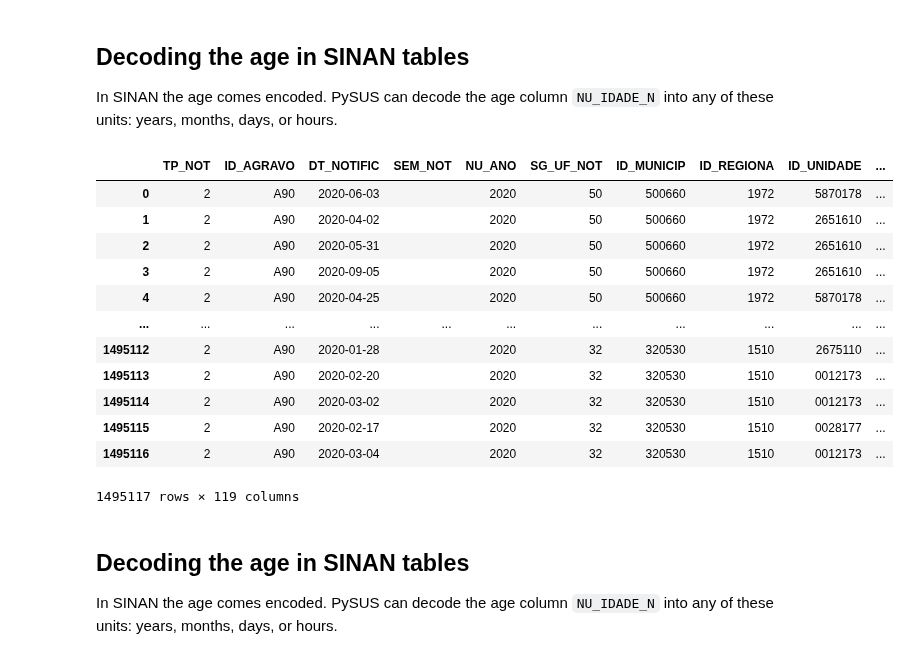
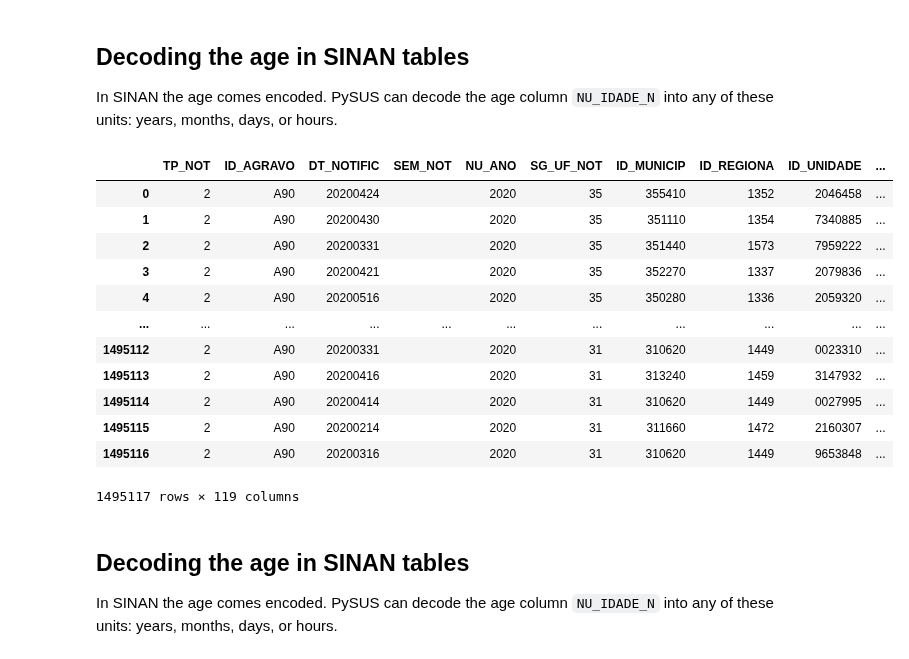
Before and after one commit to AlertaDengue/PySUS, a Jupyter notebook: docs/source/tutorials/Preprocessing SINAN.ipynb, the cells around one changed output. Drawn from its saved outputs; the diff is of its cells as text; code cells hidden in the pictures.

```diff
--- a/docs/source/tutorials/Preprocessing SINAN.ipynb
+++ b/docs/source/tutorials/Preprocessing SINAN.ipynb
@@ -146,3 +158,5 @@ Some SINAN files can be quite large and can take a bit longer to download and co
+# %%
+fn = sinan.download(sinan.get_files('DENG', 2020))
 # %% [markdown]
 The cases of dengue where downloaded to multiple chunks to the directory above
 # %%
@@ -151,34 +165,34 @@ The cases of dengue where downloaded to multiple chunks to the directory above
 # %% [output]
 50
 # %%
-#df2 = parquets_to_dataframe(fn)
-#len(df2)
+df2 = fn.to_dataframe()
+len(df2)
 # %% [output]
 1495117
 # %% [markdown]
 ## Decoding the age in SINAN tables
 In SINAN the age comes encoded. PySUS can decode the age column `NU_IDADE_N` into any of these units: years, months, days, or hours.
 # %%
-#from glob import glob
-#for i, f in enumerate(glob(f"{fn}/*.parquet")):
-#    if i == 0:
-#        df2 = pd.read_parquet(f)
-#    else:
-#        df2 = pd.concat([df2, pd.read_parquet(f)], ignore_index=True)
-#df2
+from glob import glob
+for i, f in enumerate(glob(f"{fn}/*.parquet")):
+    if i == 0:
+        df2 = pd.read_parquet(f)
+    else:
+        df2 = pd.concat([df2, pd.read_parquet(f)], ignore_index=True)
+df2
 # %% [output]
 |  | TP_NOT | ID_AGRAVO | DT_NOTIFIC | SEM_NOT | NU_ANO | SG_UF_NOT | ID_MUNICIP | ID_REGIONA | ID_UNIDADE | ... |
-| 0 | 2 | A90 | 2020-06-03 |  | 2020 | 50 | 500660 | 1972 | 5870178 | ... |
-| 1 | 2 | A90 | 2020-04-02 |  | 2020 | 50 | 500660 | 1972 | 2651610 | ... |
-| 2 | 2 | A90 | 2020-05-31 |  | 2020 | 50 | 500660 | 1972 | 2651610 | ... |
-| 3 | 2 | A90 | 2020-09-05 |  | 2020 | 50 | 500660 | 1972 | 2651610 | ... |
-| 4 | 2 | A90 | 2020-04-25 |  | 2020 | 50 | 500660 | 1972 | 5870178 | ... |
+| 0 | 2 | A90 | 20200424 |  | 2020 | 35 | 355410 | 1352 | 2046458 | ... |
+| 1 | 2 | A90 | 20200430 |  | 2020 | 35 | 351110 | 1354 | 7340885 | ... |
+| 2 | 2 | A90 | 20200331 |  | 2020 | 35 | 351440 | 1573 | 7959222 | ... |
+| 3 | 2 | A90 | 20200421 |  | 2020 | 35 | 352270 | 1337 | 2079836 | ... |
+| 4 | 2 | A90 | 20200516 |  | 2020 | 35 | 350280 | 1336 | 2059320 | ... |
 | ... | ... | ... | ... | ... | ... | ... | ... | ... | ... | ... |
-| 1495112 | 2 | A90 | 2020-01-28 |  | 2020 | 32 | 320530 | 1510 | 2675110 | ... |
-| 1495113 | 2 | A90 | 2020-02-20 |  | 2020 | 32 | 320530 | 1510 | 0012173 | ... |
-| 1495114 | 2 | A90 | 2020-03-02 |  | 2020 | 32 | 320530 | 1510 | 0012173 | ... |
-| 1495115 | 2 | A90 | 2020-02-17 |  | 2020 | 32 | 320530 | 1510 | 0028177 | ... |
-| 1495116 | 2 | A90 | 2020-03-04 |  | 2020 | 32 | 320530 | 1510 | 0012173 | ... |
+| 1495112 | 2 | A90 | 20200331 |  | 2020 | 31 | 310620 | 1449 | 0023310 | ... |
+| 1495113 | 2 | A90 | 20200416 |  | 2020 | 31 | 313240 | 1459 | 3147932 | ... |
+| 1495114 | 2 | A90 | 20200414 |  | 2020 | 31 | 310620 | 1449 | 0027995 | ... |
+| 1495115 | 2 | A90 | 20200214 |  | 2020 | 31 | 311660 | 1472 | 2160307 | ... |
+| 1495116 | 2 | A90 | 20200316 |  | 2020 | 31 | 310620 | 1449 | 9653848 | ... |
 1495117 rows × 119 columns
 # %% [markdown]
 ## Decoding the age in SINAN tables
```
Also changed, not shown: parts of 10 cells of this notebook, 5 other files.
